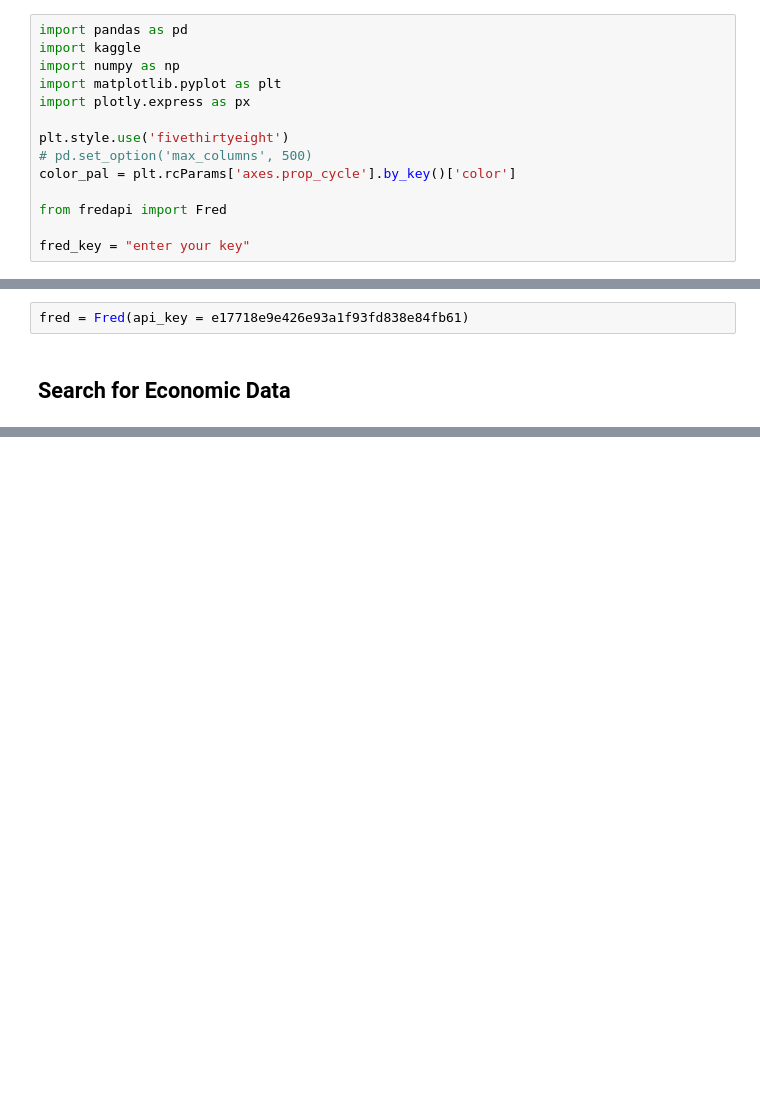
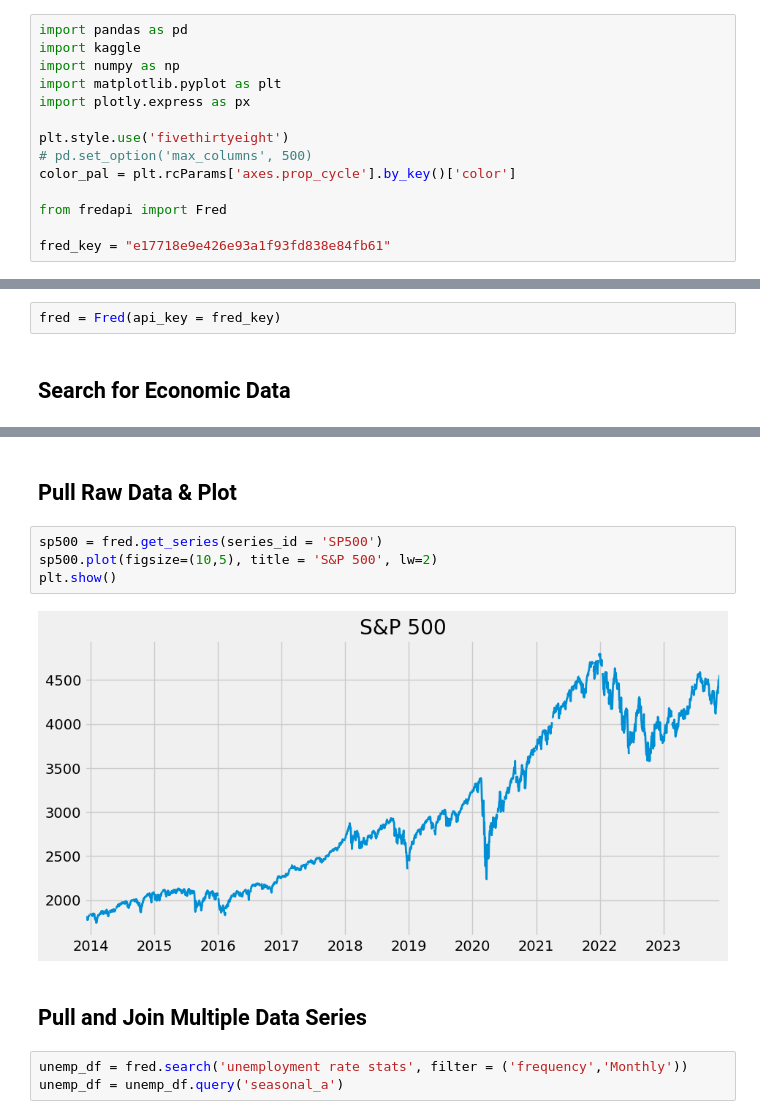
Before and after one commit to anishsoni29/Data-Analysis, a Jupyter notebook: Economic Analysis/Economics Analysis.ipynb, the cells around one changed output, grey strips where cells are left out. Cells and saved outputs as stored; diff of their text form; blank space fills up the shorter version.

```diff
--- a/Economic Analysis/Economics Analysis.ipynb
+++ b/Economic Analysis/Economics Analysis.ipynb
@@ -21,11 +21,11 @@ color_pal = plt.rcParams['axes.prop_cycle'].by_key()['color']
 
 from fredapi import Fred
 
-fred_key = "enter your key"
+fred_key = "e17718e9e426e93a1f93fd838e84fb61"
 # %% [markdown]
 ## Create the FRED Object
 # %%
-fred = Fred(api_key = e17718e9e426e93a1f93fd838e84fb61)
+fred = Fred(api_key = fred_key)
 # %% [markdown]
 ## Search for Economic Data
 # %%
@@ -32,0 +43,13 @@ fred.search('S&P')
+# %% [markdown]
+## Pull Raw Data & Plot
+# %%
+sp500 = fred.get_series(series_id = 'SP500')
+sp500.plot(figsize=(10,5), title = 'S&P 500', lw=2)
+plt.show()
+# %% [output]
+[figure, added]
+# %% [markdown]
+## Pull and Join Multiple Data Series
+# %%
+unemp_df = fred.search('unemployment rate stats', filter = ('frequency','Monthly'))
+unemp_df = unemp_df.query('seasonal_a')
```
Also changed, not shown: parts of 2 cells of this notebook, 1 other file.
